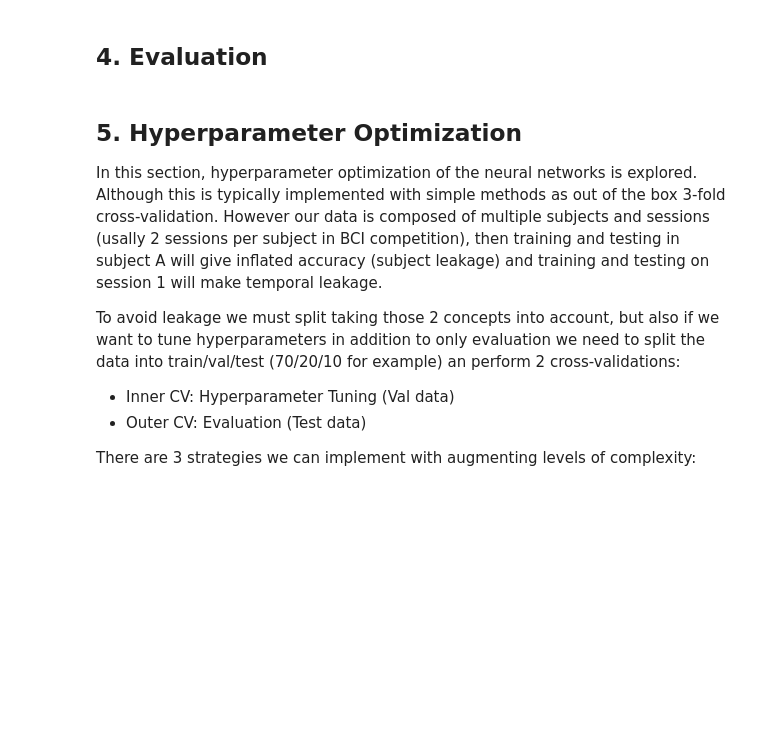
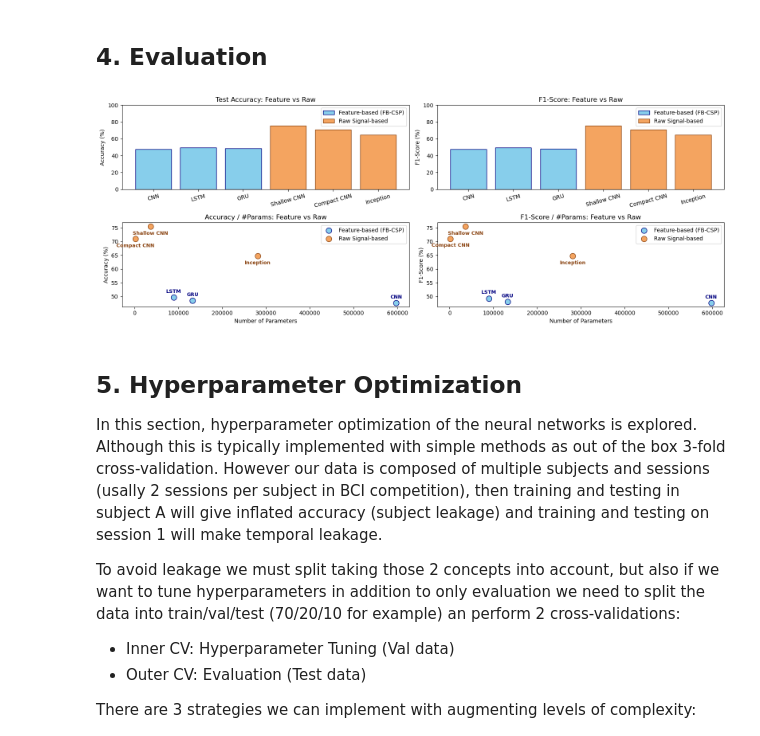
Before and after one commit to eZWALT/ML4HD-Machine-Learning-for-Human-Data, a Jupyter notebook: PROJECT/src/clean.ipynb, the cells around one changed output. Cells and saved outputs as stored; diff of their text form; code cells hidden in the pictures; blank space fills up the shorter version.

Commit message:
better plotting

```diff
--- a/PROJECT/src/clean.ipynb
+++ b/PROJECT/src/clean.ipynb
@@ -1099,9 +1351,11 @@ print(cm)
 ## 4. Evaluation
 # %%
 experiments = ['CNN', 'LSTM', 'GRU', 'Shallow CNN', 'Compact CNN',
-               'Inception', 'EEGConformer', 'CTNet', 'Dual-Attention-EEGConformer'
+               'Inception', #'EEGConformer', 'CTNet', 'Dual-Attention-EEGConformer'
             ]
 y_true_labels = np.argmax(y_test, axis=1)
+
+
 
 # --- Calculate Metrics ---
 # Group 1: Feature-based encoding (CSP)
@@ -1118,9 +1372,9 @@ raw_metrics_acc = [
     accuracy_score(y_true_labels, y_pred_shallow) * 100,
     accuracy_score(y_true_labels, y_pred_eegnet) * 100,
     accuracy_score(y_true_labels, y_pred_inception) * 100,
-    accuracy_score(y_true_labels, y_eegconformer) * 100,
-    accuracy_score(y_true_labels, y_ctnet) * 100,
-    accuracy_score(y_true_labels, y_daec) * 100,
+    #accuracy_score(y_true_labels, y_eegconformer) * 100,
+    #accuracy_score(y_true_labels, y_ctnet) * 100,
+    #accuracy_score(y_true_labels, y_daec) * 100,
 ]
 
 # (Repeat same logic for F1)
@@ -1135,37 +1389,103 @@ raw_metrics_f1 = [
     f1_score(y_true_labels, y_pred_shallow, average='weighted') * 100,
     f1_score(y_true_labels, y_pred_eegnet, average='weighted') * 100,
     f1_score(y_true_labels, y_pred_inception, average='weighted') * 100,
-    f1_score(y_true_labels, y_pred_eegconformer, average='weighted') * 100,
-    f1_score(y_true_labels, y_pred_ctnet, average='weighted') * 100,
-    f1_score(y_true_labels, y_pred_daec, average='weighted') * 100,
+    #f1_score(y_true_labels, y_pred_eegconformer, average='weighted') * 100,
+    #f1_score(y_true_labels, y_pred_ctnet, average='weighted') * 100,
+    #f1_score(y_true_labels, y_pred_daec, average='weighted') * 100,
 ]
+
+feat_weights = [
+    cnn.count_params(),
+    lstm.count_params(),
+    gru.count_params(),
+    0, 0, 0
+]
+raw_weights = [
+    0, 0, 0,
+    shallow.count_params(),
+    eegnet.count_params(),
+    inception.count_params(),
+]
+
 
 # --- Plotting ---
 x = np.arange(len(experiments))
-fig, (ax1, ax2) = plt.subplots(1, 2, figsize=(16, 6))
+fig, ((ax1, ax2), (ax3, ax4)) = plt.subplots(2, 2, figsize=(16, 6))
 
 # Accuracy Plot
 ax1.bar(x, feat_metrics_acc, label='Feature-based (FB-CSP)', color='skyblue', edgecolor='navy')
 ax1.bar(x, raw_metrics_acc, label='Raw Signal-based', color='sandybrown', edgecolor='saddlebrown')
 ax1.set_ylabel('Accuracy (%)')
 ax1.set_title('Test Accuracy: Feature vs Raw')
 ax1.set_xticks(x)
 ax1.set_xticklabels(experiments, rotation=15)
 ax1.set_ylim(0, 100)
 ax1.legend()
 
 # F1 Plot
 ax2.bar(x, feat_metrics_f1, color='skyblue',label='Feature-based (FB-CSP)', edgecolor='navy')
 ax2.bar(x, raw_metrics_f1, color='sandybrown',label='Raw Signal-based', edgecolor='saddlebrown')
 ax2.set_ylabel('F1-Score (%)')
 ax2.set_title('F1-Score: Feature vs Raw')
 ax2.set_xticks(x)
 ax2.set_xticklabels(experiments, rotation=15)
 ax2.set_ylim(0, 100)
 ax2.legend()
 
+# Accuracy Plot
+feat_indices = [i for i, w in enumerate(feat_weights) if w > 0]
+raw_indices  = [i for i, w in enumerate(raw_weights) if w > 0]
+ax3.scatter([feat_weights[i] for i in feat_indices],
+            [feat_metrics_acc[i] for i in feat_indices],
+            label='Feature-based (FB-CSP)', color='skyblue', edgecolor='navy', s=100)
+
+ax3.scatter([raw_weights[i] for i in raw_indices],
+            [raw_metrics_acc[i] for i in raw_indices],
+            label='Raw Signal-based', color='sandybrown', edgecolor='saddlebrown', s=100)
+for i in feat_indices:
+    ax3.annotate(experiments[i],
+                 (feat_weights[i], feat_metrics_acc[i]),
+                 textcoords="offset points",
+                 xytext=(0, 8),
+                 ha='center', fontsize=9, color='navy', fontweight='bold')
+for i in raw_indices:
+    ax3.annotate(experiments[i],
+                 (raw_weights[i], raw_metrics_acc[i]),
+                 textcoords="offset points",
+                 xytext=(0, -15),
+                 ha='center', fontsize=9, color='saddlebrown', fontweight='bold')
+ax3.set_ylabel('Accuracy (%)')
+ax3.set_xlabel('Number of Parameters')
+ax3.set_title('Accuracy / #Params: Feature vs Raw')
+ax3.legend()
+# F1 Plot
+ax4.scatter([feat_weights[i] for i in feat_indices],
+            [feat_metrics_f1[i] for i in feat_indices],
+            label='Feature-based (FB-CSP)', color='skyblue', edgecolor='navy', s=100)
+
+ax4.scatter([raw_weights[i] for i in raw_indices],
+            [raw_metrics_f1[i] for i in raw_indices],
+            label='Raw Signal-based', color='sandybrown', edgecolor='saddlebrown', s=100)
+for i in feat_indices:
+    ax4.annotate(experiments[i],
+                 (feat_weights[i], feat_metrics_f1[i]),
+                 textcoords="offset points",
+                 xytext=(0, 8),
+                 ha='center', fontsize=9, color='navy', fontweight='bold')
+for i in raw_indices:
+    ax4.annotate(experiments[i],
+                 (raw_weights[i], raw_metrics_f1[i]),
+                 textcoords="offset points",
+                 xytext=(0, -15),
+                 ha='center', fontsize=9, color='saddlebrown', fontweight='bold')
+ax4.set_ylabel('F1-Score (%)')
+ax4.set_xlabel('Number of Parameters')
+ax4.set_title('F1-Score / #Params: Feature vs Raw')
+ax4.legend()
 plt.tight_layout()
 plt.show()
+# %% [output]
+[figure, added]
 # %% [markdown]
 ## 5. Hyperparameter Optimization
 
```
Also changed, not shown: parts of 13 cells of this notebook, 6 other files.
